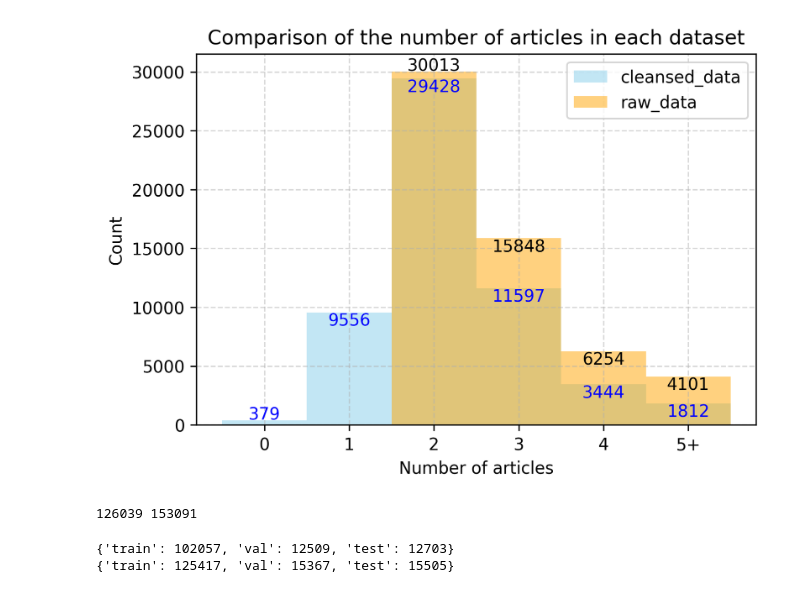
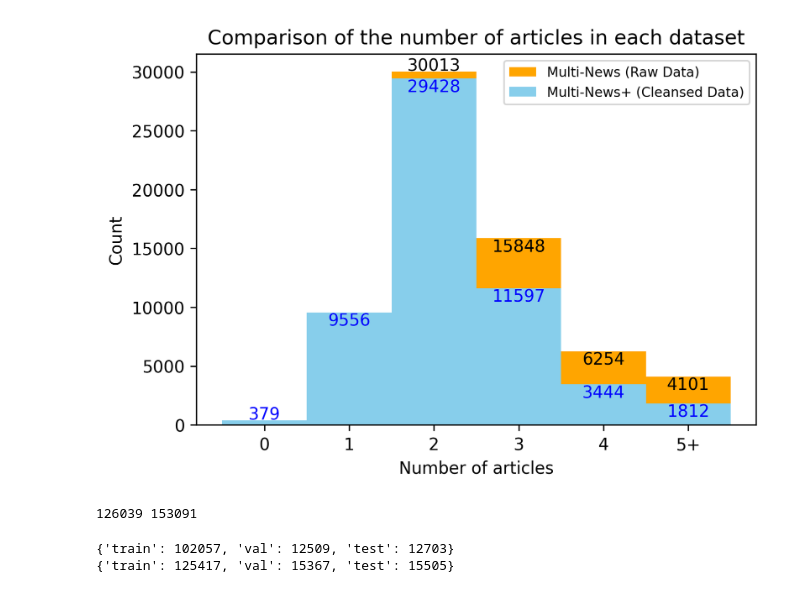
Before and after one commit to c-juhwan/multi_news_plus, a Jupyter notebook: cleansing/postprocessing.ipynb, the cells around one changed output. Cells and saved outputs as stored; diff of their text form; code cells hidden in the pictures.

```diff
--- a/cleansing/postprocessing.ipynb
+++ b/cleansing/postprocessing.ipynb
@@ -31,8 +31,8 @@ bins = [-0.5, 0.5, 1.5, 2.5, 3.5, 4.5, 5.5]
 
 plt.figure(figsize=(6, 4), dpi=300)
 
-n_cleansed, bins_cleansed, patches_cleansed = plt.hist(cleansed_document_num, bins=bins, alpha=0.5, label='cleansed_data', align='mid', color='skyblue')
-n_raw, bins_raw, patches_raw = plt.hist(raw_document_num, bins=bins, alpha=0.5, label='raw_data', align='mid', color='orange')
+n_raw, bins_raw, patches_raw = plt.hist(raw_document_num, bins=bins, alpha=1.0, label='Multi-News (Raw Data)', align='mid', color='orange')
+n_cleansed, bins_cleansed, patches_cleansed = plt.hist(cleansed_document_num, bins=bins, alpha=1.0, label='Multi-News+ (Cleansed Data)', align='mid', color='skyblue')
 
 # Define the offset
 offset = max(n_cleansed.max(), n_raw.max()) * 0.02  # 2% of the max height
@@ -42,36 +42,36 @@ for i in range(len(patches_cleansed)):
     bin_center = (bins_cleansed[i] + bins_cleansed[i+1]) / 2
     count = n_cleansed[i]
     if i == 0:
         plt.text(bin_center, count+1200, str(int(count)), ha='center', va='top', color='blue')
     else:
         plt.text(bin_center, count, str(int(count)), ha='center', va='top', color='blue')
 
 # Add text on top of the bars for raw data
 for i in range(len(patches_raw)):
     bin_center = (bins_raw[i] + bins_raw[i+1]) / 2
     count = n_raw[i]
     if i in [0, 1]:
         continue
     if i == 2:
         plt.text(bin_center, count+1200, str(int(count)), ha='center', va='top') # avoid overlapping
     else:
         plt.text(bin_center, count, str(int(count)), ha='center', va='top')
 
 # Correcting the x-ticks. We need 6 locations for the 5 labels and the '5+' label.
 plt.xticks([0, 1, 2, 3, 4, 5], ['0', '1', '2', '3', '4', '5+'])
 
 # Gray dotted line background
-plt.grid(True, linestyle='--', alpha=0.5)
+#plt.grid(True, linestyle='--', alpha=0.5)
 
 plt.title('Comparison of the number of articles in each dataset')
 plt.xlabel('Number of articles')
 plt.ylabel('Count')
-plt.legend()
+plt.legend(fontsize="8")
 plt.show()
 
 print(sum(cleansed_document_num), sum(raw_document_num))
 # %% [output]
-[figure, old version]
+[figure, new version]
 126039 153091
 # %%
 # Print the difference per each split
```
Also changed, not shown: 6 other files.
